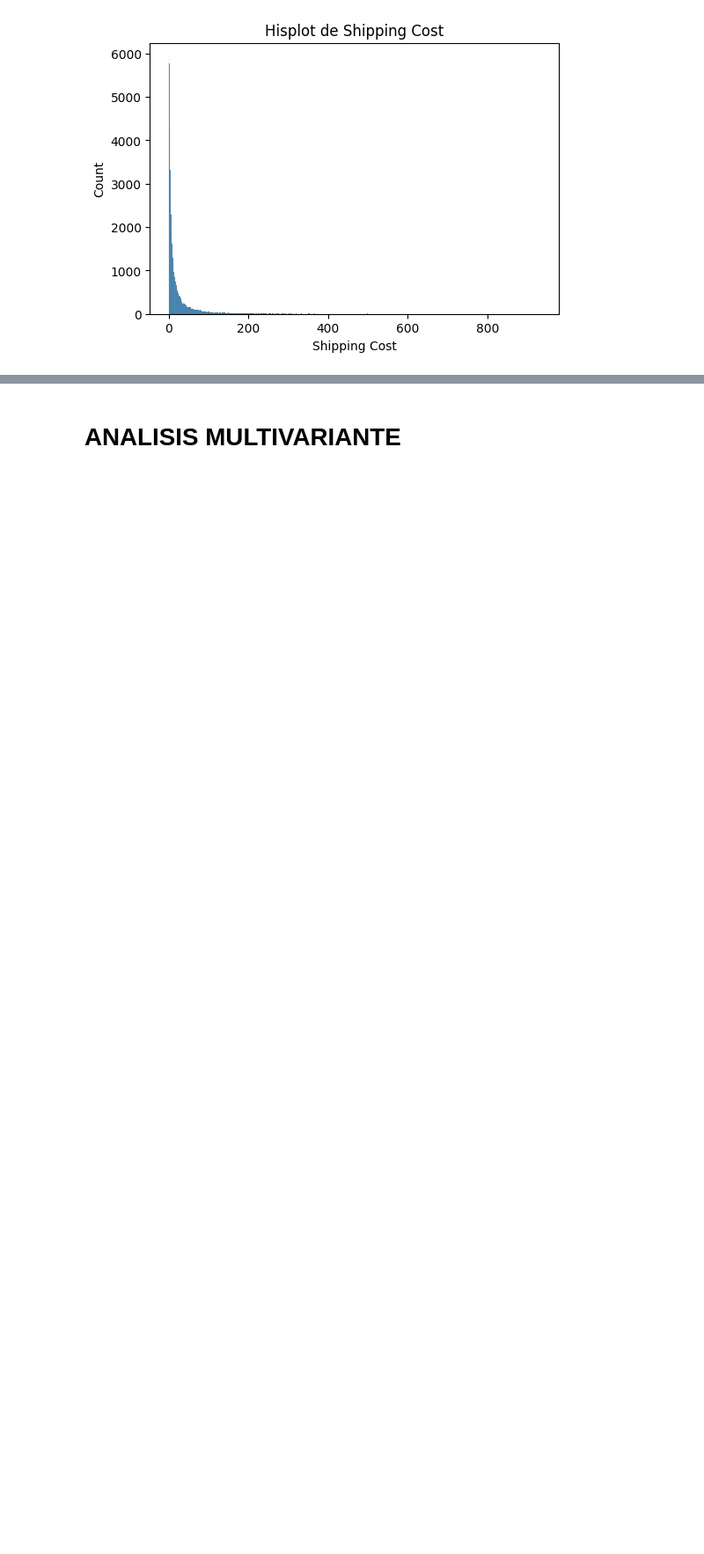
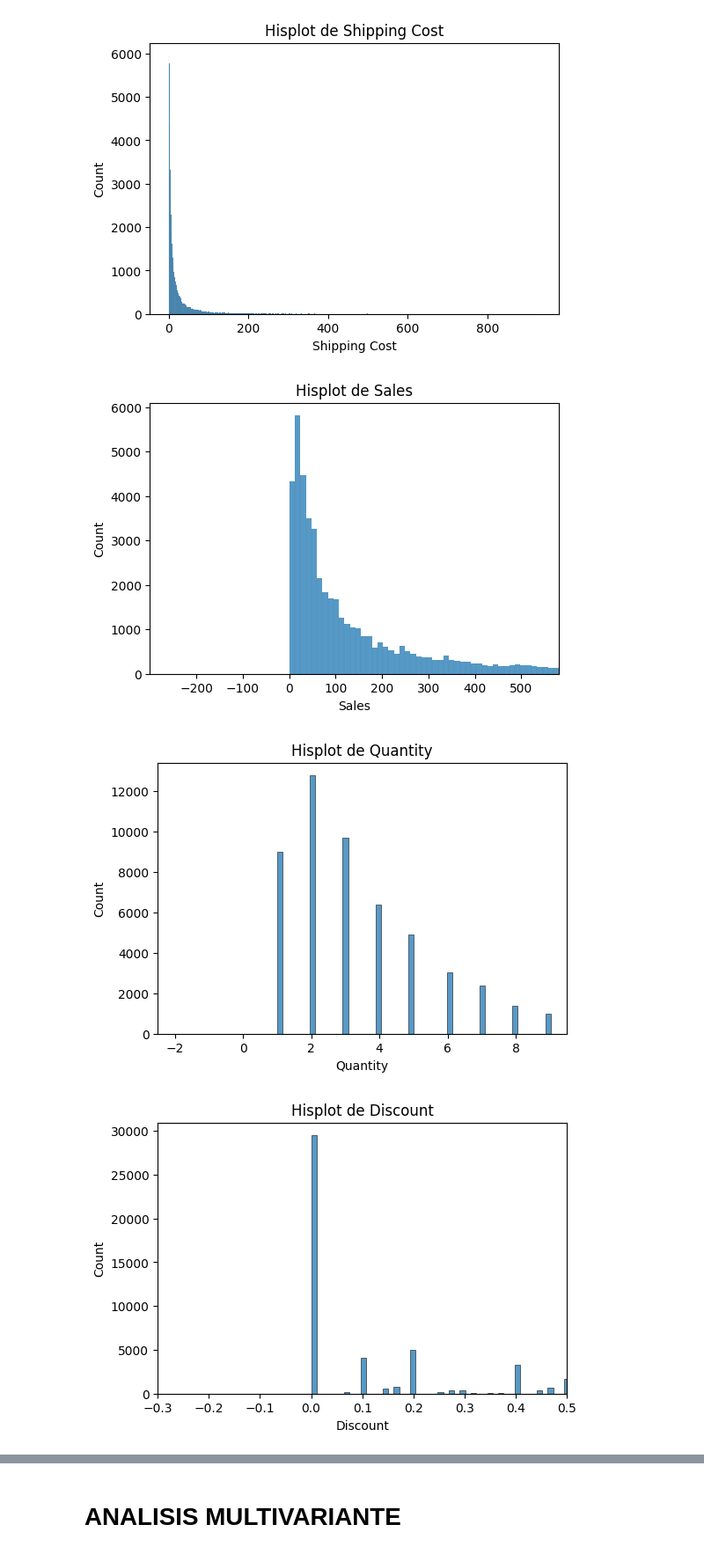
Before and after one commit to MiguelAngel3378/CURSO_ANALISIS_BD2, a Jupyter notebook: m5_visualizacion/seaborn/notebooks/super_store.ipynb, the cells around one changed output, grey strips where cells are left out. Shown at 88% size. Saved outputs shown, nothing was run; the diff lists cells and outputs as text; code cells hidden in the pictures; blank space fills up the shorter version.

```diff
--- a/m5_visualizacion/seaborn/notebooks/super_store.ipynb
+++ b/m5_visualizacion/seaborn/notebooks/super_store.ipynb
@@ -155,3 +154,23 @@ for column in numeric_columns:
 [figure]
 [figure]
 [figure]
+# %%
+numeric_columns = ['Sales', 'Quantity', 'Discount', 'Profit', 'Shipping Cost']
+
+for column in numeric_columns:
+    plt.figure(figsize=(6,4))
+    sns.histplot(data=df, x=column)
+    plt.title(f'Hisplot de {column}')
+
+    Q1 = df[column].quantile(0.25)
+    Q3 = df[column].quantile(0.75)
+    IQR = Q3 - Q1
+    lower_limit = Q1 - 1.5 * IQR
+    upper_limit = Q3 + 1.5 * IQR
+    plt.xlim(lower_limit, upper_limit)
+
+    plt.show()
+# %% [output]
+[figure, added]
+[figure, added]
+[figure, added]
```
Also changed, not shown: parts of 2 cells of this notebook.
